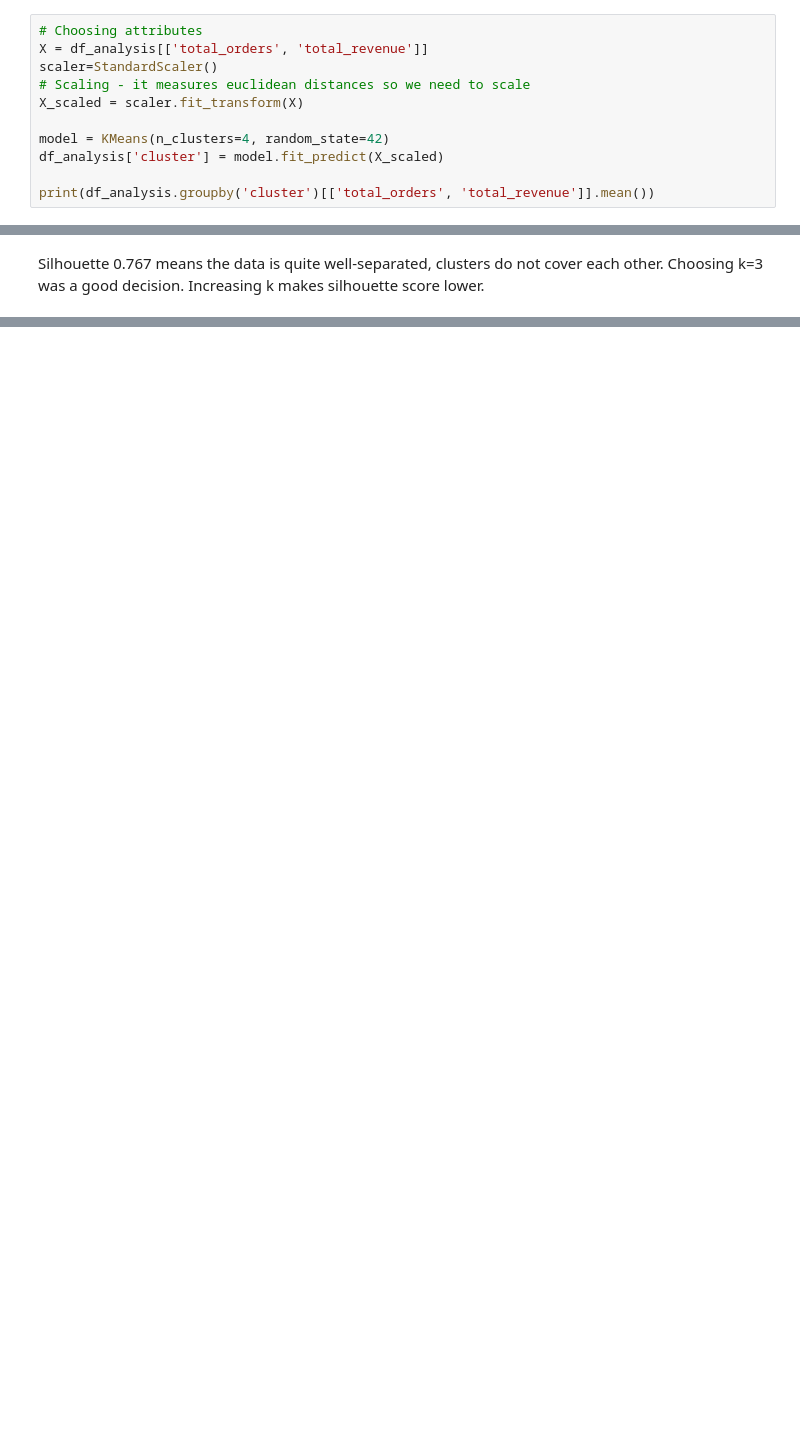
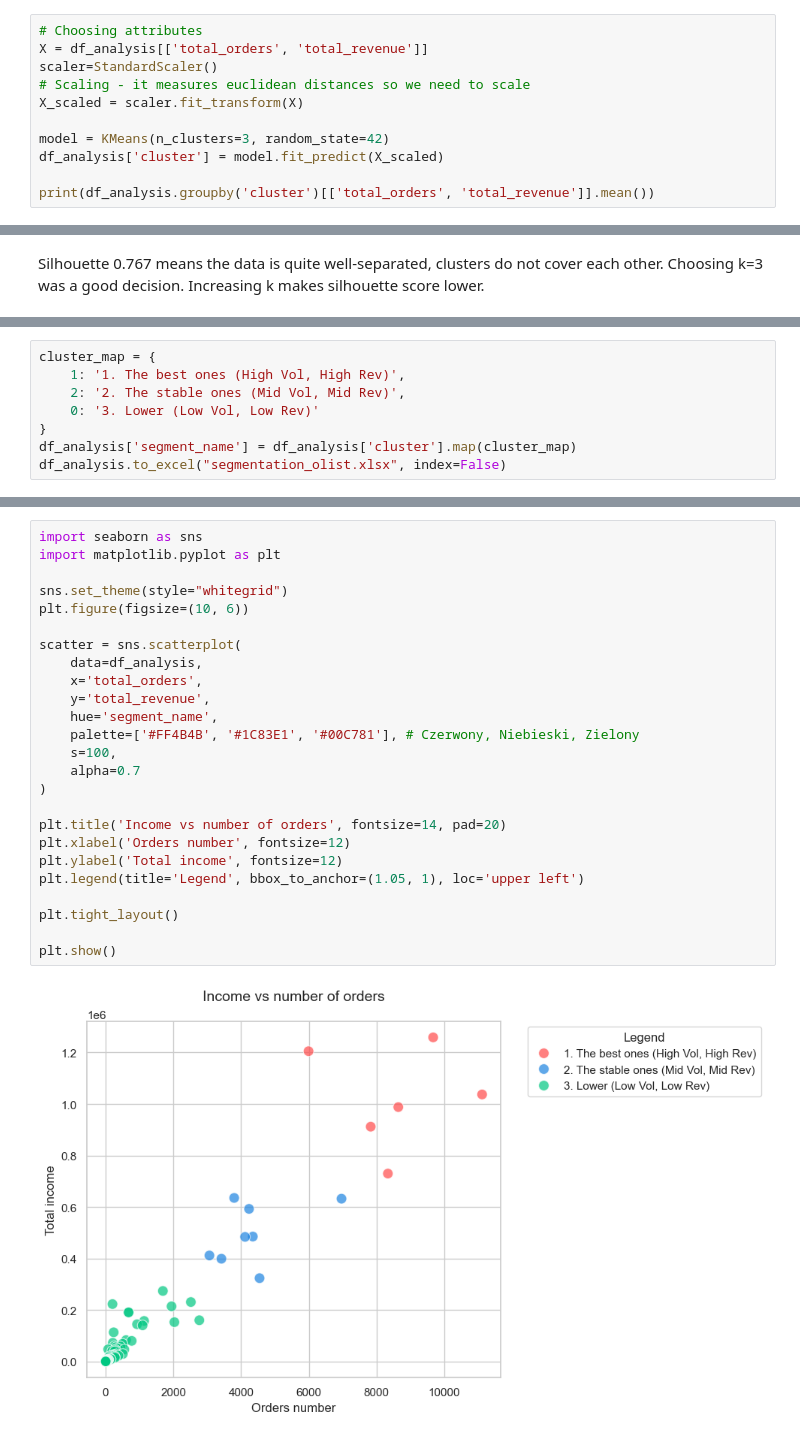
Before and after one commit to aleksandrapacia/Brazilian-E-Commerce, a Jupyter notebook: main.ipynb, the cells around one changed output, grey strips where cells are left out. Drawn from its saved outputs; the diff is of its cells as text; blank space fills up the shorter version.

```diff
--- a/main.ipynb
+++ b/main.ipynb
@@ -71,7 +70,7 @@ scaler=StandardScaler()
 # Scaling - it measures euclidean distances so we need to scale
 X_scaled = scaler.fit_transform(X)
 
-model = KMeans(n_clusters=4, random_state=42)
+model = KMeans(n_clusters=3, random_state=42)
 df_analysis['cluster'] = model.fit_predict(X_scaled)
 
 print(df_analysis.groupby('cluster')[['total_orders', 'total_revenue']].mean())
@@ -93,0 +119,8 @@ Silhouette 0.767 means the data is quite well-separated, clusters do not cover e
+# %%
+cluster_map = {
+    1: '1. The best ones (High Vol, High Rev)',
+    2: '2. The stable ones (Mid Vol, Mid Rev)',
+    0: '3. Lower (Low Vol, Low Rev)'
+}
+df_analysis['segment_name'] = df_analysis['cluster'].map(cluster_map)
+df_analysis.to_excel("segmentation_olist.xlsx", index=False)
@@ -93,0 +129,27 @@ Silhouette 0.767 means the data is quite well-separated, clusters do not cover e
+# %%
+import seaborn as sns
+import matplotlib.pyplot as plt
+
+sns.set_theme(style="whitegrid")
+plt.figure(figsize=(10, 6))
+
+scatter = sns.scatterplot(
+    data=df_analysis,
+    x='total_orders',
+    y='total_revenue',
+    hue='segment_name',
+    palette=['#FF4B4B', '#1C83E1', '#00C781'], # Czerwony, Niebieski, Zielony
+    s=100,
+    alpha=0.7
+)
+
+plt.title('Income vs number of orders', fontsize=14, pad=20)
+plt.xlabel('Orders number', fontsize=12)
+plt.ylabel('Total income', fontsize=12)
+plt.legend(title='Legend', bbox_to_anchor=(1.05, 1), loc='upper left')
+
+plt.tight_layout()
+
+plt.show()
+# %% [output]
+[figure, added]
```
Also changed, not shown: parts of 9 cells of this notebook, 3 other files.
